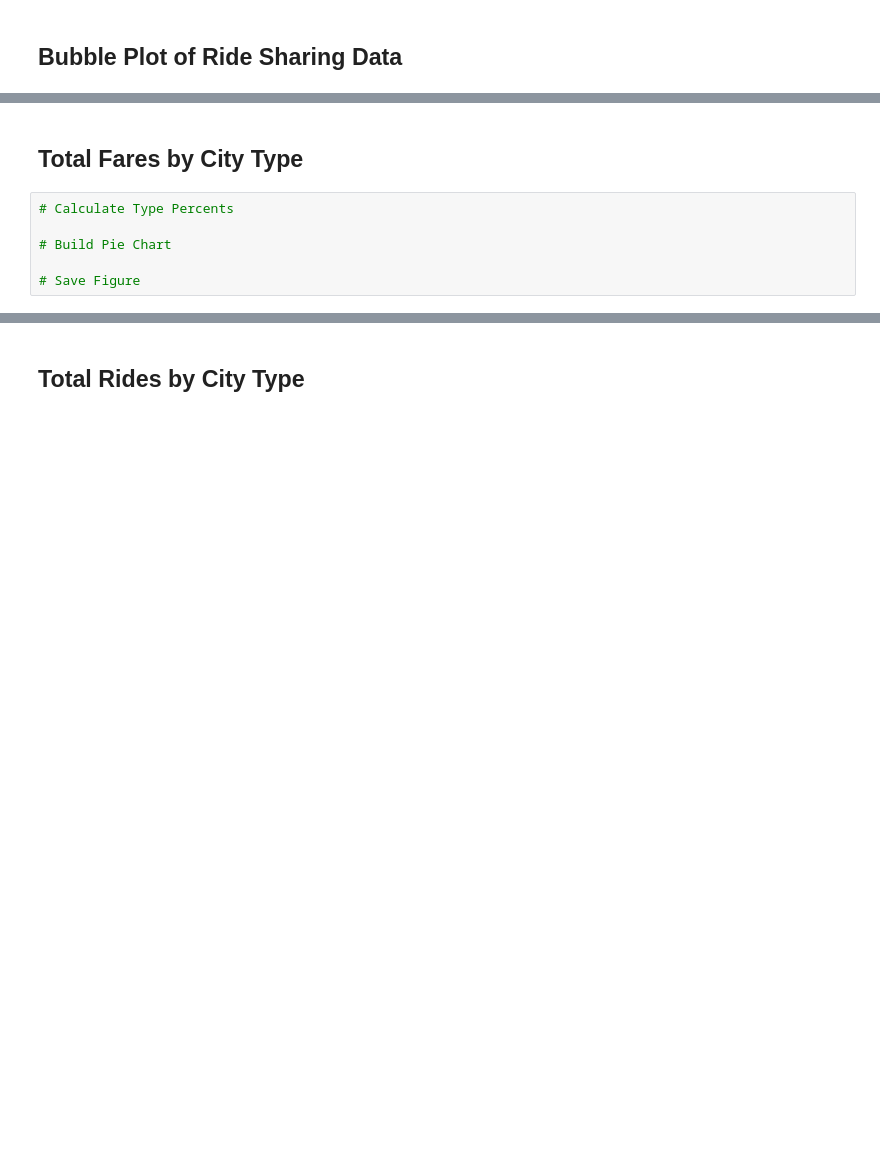
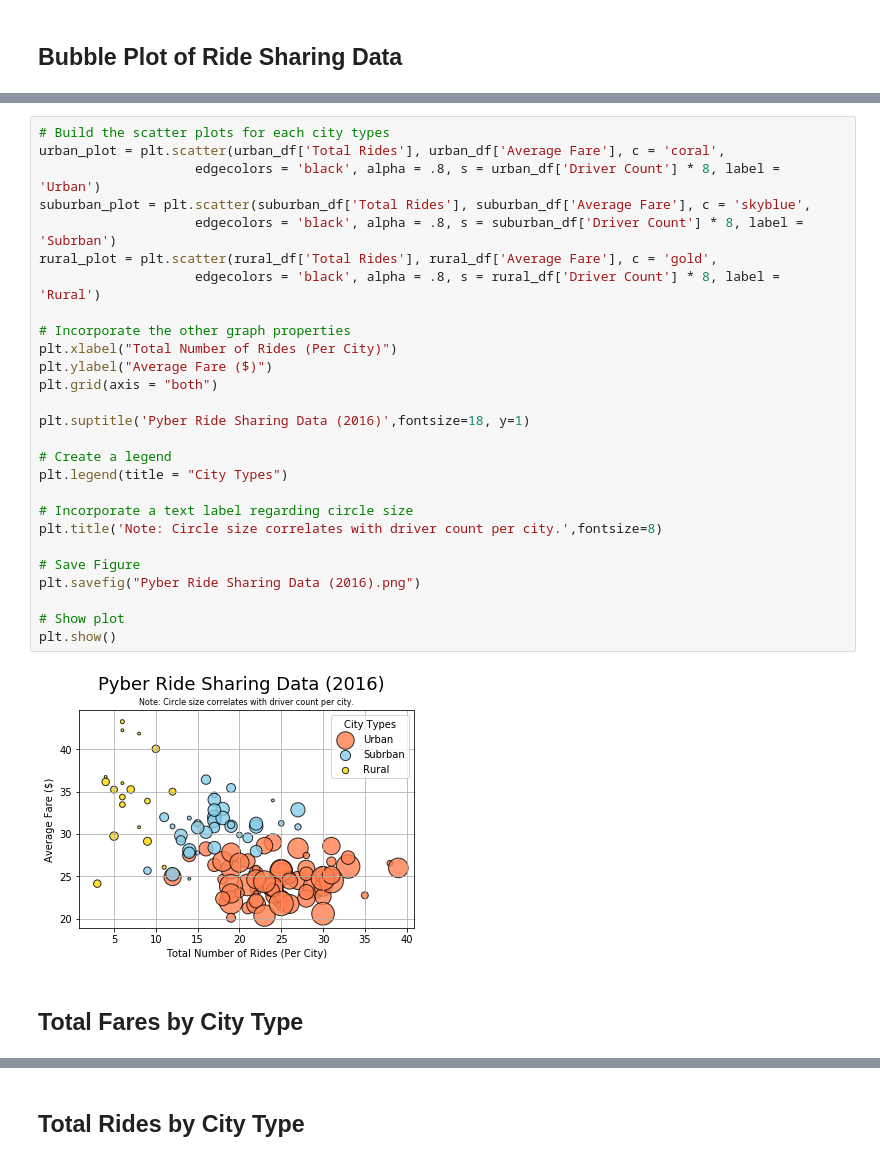
Before and after one commit to klucas11/Pyber-Ride-Share, a Jupyter notebook: pyber_starter.ipynb, the cells around one changed output, grey strips where cells are left out. Saved outputs shown, nothing was run; the diff lists cells and outputs as text; blank space fills up the shorter version.

```diff
--- a/pyber_starter.ipynb
+++ b/pyber_starter.ipynb
@@ -106,8 +85,31 @@ plt.show()
+# %%
+# Build the scatter plots for each city types
+urban_plot = plt.scatter(urban_df['Total Rides'], urban_df['Average Fare'], c = 'coral',
+                    edgecolors = 'black', alpha = .8, s = urban_df['Driver Count'] * 8, label = 'Urban')
+suburban_plot = plt.scatter(suburban_df['Total Rides'], suburban_df['Average Fare'], c = 'skyblue',
+                    edgecolors = 'black', alpha = .8, s = suburban_df['Driver Count'] * 8, label = 'Subrban')
+rural_plot = plt.scatter(rural_df['Total Rides'], rural_df['Average Fare'], c = 'gold',
+                    edgecolors = 'black', alpha = .8, s = rural_df['Driver Count'] * 8, label = 'Rural')
+
+# Incorporate the other graph properties
+plt.xlabel("Total Number of Rides (Per City)")
+plt.ylabel("Average Fare ($)")
+plt.grid(axis = "both")
+
+plt.suptitle('Pyber Ride Sharing Data (2016)',fontsize=18, y=1)
+
+# Create a legend
+plt.legend(title = "City Types")
+
+# Incorporate a text label regarding circle size
+plt.title('Note: Circle size correlates with driver count per city.',fontsize=8)
+
+# Save Figure
+plt.savefig("Pyber Ride Sharing Data (2016).png")
+
+# Show plot
+plt.show()
+# %% [output]
+[figure, added]
 # %% [markdown]
 ## Total Fares by City Type
-# %%
-# Calculate Type Percents
-
-# Build Pie Chart
-
-# Save Figure
```
Also changed, not shown: parts of 8 cells of this notebook.
